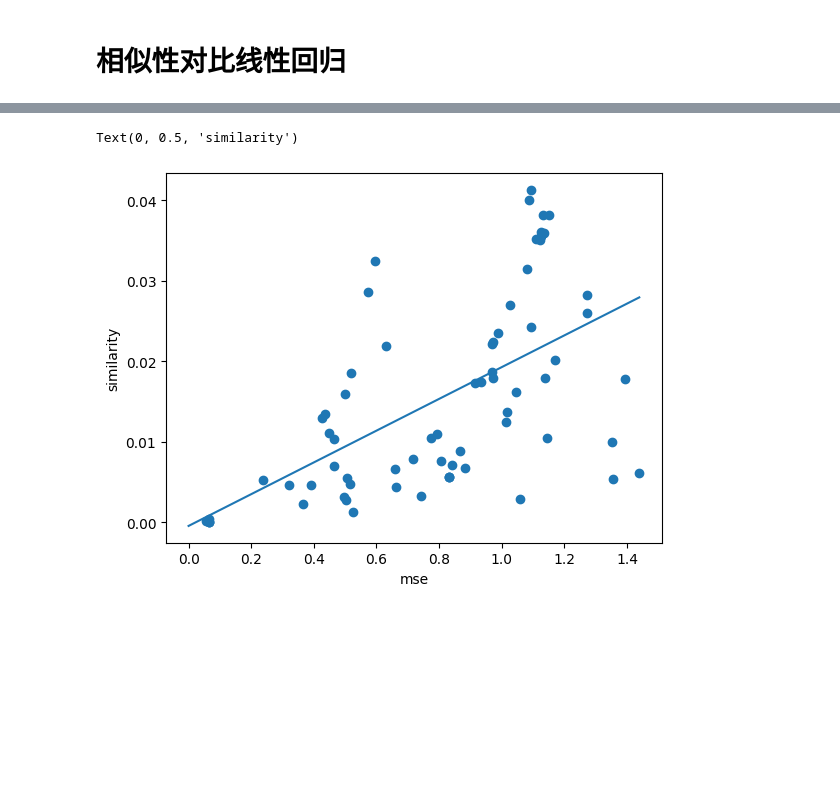
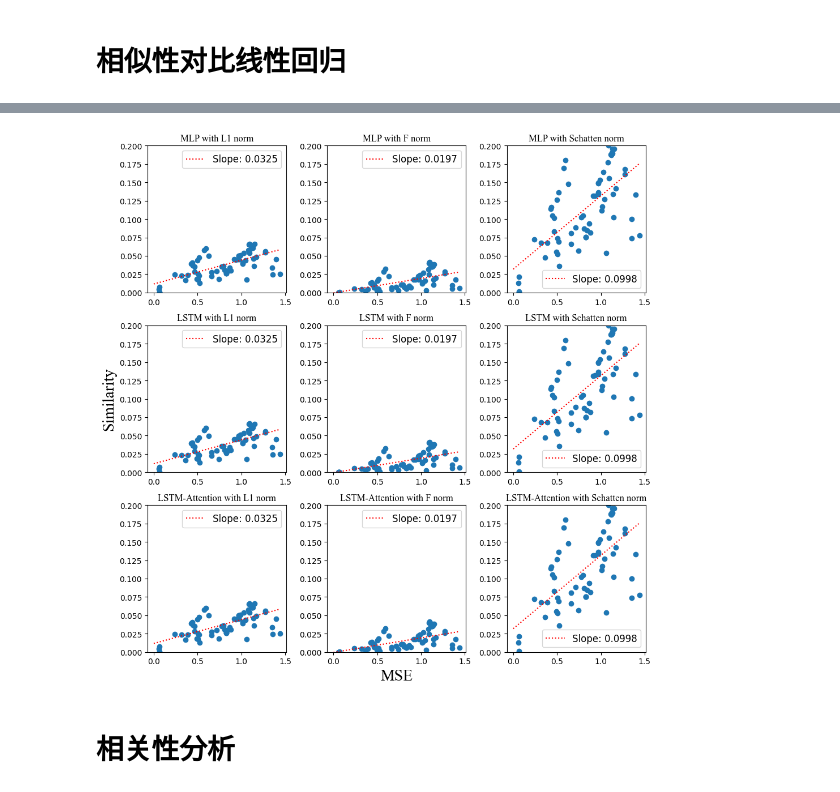
Before and after one commit to DantEzio/Koopman_Measure_WQ, a Jupyter notebook: Step4_Compare/compare.ipynb, the cells around one changed output, grey strips where cells are left out. Cells and saved outputs as stored; diff of their text form; code cells hidden in the pictures; blank space fills up the shorter version.

Commit message:
Update compare code

```diff
--- a/Step4_Compare/compare.ipynb
+++ b/Step4_Compare/compare.ipynb
@@ -123,28 +123,62 @@ DATA={'MLP':dataMLP,'LSTM':dataLSTM,'ATT':dataATT}
 # %% [markdown]
 # 相似性对比线性回归
 # %%
-X,Y=[],[]
-for k in dataMLP['mse'].keys():
-    X.append(dataLSTM['mse'][k])
-    Y.append(np.abs(dataLSTM['similarLF'][k]))
+font1={'family':'Times New Roman','weight':'normal','size':20}
+font2={'family':'Times New Roman','weight':'normal','size':12}
 
-X,Y=np.array(X).reshape((-1,1)),np.array(Y).reshape((-1,1))
-reg = LR().fit(X,Y)
-yhat = reg.predict(X)
-print(reg.coef_)
+fig,ax=plt.subplots(3,3,figsize=(10,10))
+ik=0
+for i in DATA.keys():
+    if i == 'MLP' or i == 'LSTM':
+        model_name=i
+    else:
+        model_name='LSTM-Attention'
+    for j in range(3):
 
-coef = reg.coef_
-inter = reg.intercept_
+        if j ==0:
+            dis='similarL1'
+            dis_name='L1 norm'
+        elif j==1:
+            dis='similarLF'
+            dis_name='F norm'
+        else:
+            dis='similarLS'
+            dis_name='Schatten norm'
 
-x=np.arange(0,np.max(X),0.001)
-y=coef*x+inter
+        X,Y=[],[]
+        for k in DATA[i]['mse'].keys():
+            X.append(DATA[i]['mse'][k])
+            Y.append(np.abs(DATA[i][dis][k]))
 
-pltdata=[]
-for k in dataMLP['mse'].keys():
-    pltdata.append([dataLSTM['mse'][k],np.abs(dataMLP['similarLF'][k])])
-pltdata=np.array(pltdata)
-plt.scatter(pltdata[:,0],pltdata[:,1])
-plt.plot(x,y[0])
-plt.xlabel('mse')
-plt.ylabel('similarity')
+        X,Y=np.array(X).reshape((-1,1)),np.array(Y).reshape((-1,1))
+        reg = LR().fit(X,Y)
+        yhat = reg.predict(X)
+        print(reg.coef_)
+
+        coef = reg.coef_
+        inter = reg.intercept_
+
+        x=np.arange(0,np.max(X),0.001)
+        y=coef*x+inter
+
+        pltdata=[]
+        for k in dataMLP['mse'].keys():
+            pltdata.append([DATA[i]['mse'][k],np.abs(DATA[i][dis][k])])
+        pltdata=np.array(pltdata)
+        ax[ik,j].scatter(pltdata[:,0],pltdata[:,1])
+        ax[ik,j].plot(x,y[0],'r:',label='Slope: '+str(np.round(coef[0][0],4)))
+        ax[ik,j].set_title(model_name+' with '+dis_name,font=font2)
+        ax[ik,j].legend(fontsize=12)
+        ax[ik,j].set_ylim([0,0.2])
+
+        if ik==2 and j==1:
+            ax[ik,j].set_xlabel('MSE',font=font1)
+        if ik==1 and j==0:
+            ax[ik,j].set_ylabel('Similarity',font=font1)
+    ik+=1
+fig.tight_layout(h_pad=1,w_pad=1)
+os.chdir(os.path.pardir)
+print(os.getcwd())
+plt.savefig('./fig8.tif',dpi=100)
+os.chdir('/Users/tianwenchong/Desktop/Text12-Koopman-WQ/Step4_Compare')
 # %% [output]
@@ -152,3 +195,4 @@ plt.ylabel('similarity')
-Text(0, 0.5, 'similarity')
-[figure, old version]
+[figure, new version]
+# %% [markdown]
+# 相关性分析
 # %%
```
Also changed, not shown: parts of 3 cells of this notebook, 2 other files.
